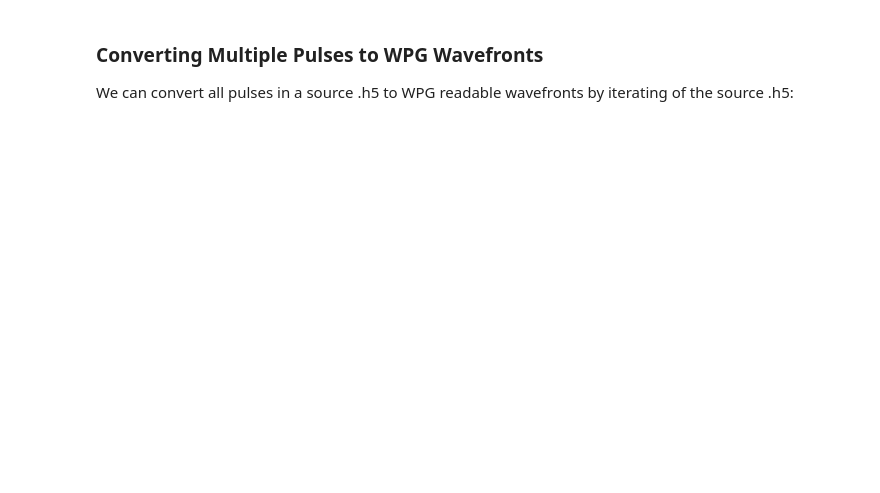
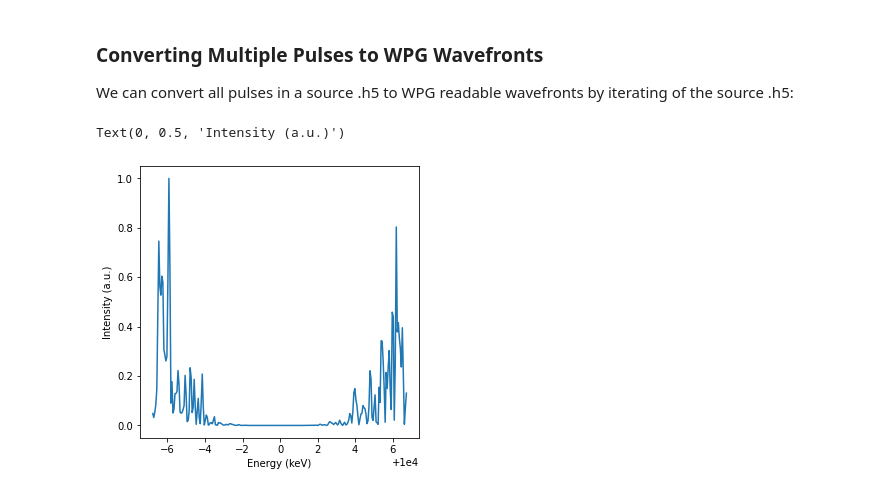
Before and after one commit to twguest/phenom, a Jupyter notebook: docs/source/notebooks/phenom_to_wpg.ipynb, the cells around one changed output. Drawn from its saved outputs; the diff is of its cells as text; code cells hidden in the pictures; blank space fills up the shorter version.

Commit message:
Working fix to SASE spectrum

```diff
--- a/docs/source/notebooks/phenom_to_wpg.ipynb
+++ b/docs/source/notebooks/phenom_to_wpg.ipynb
@@ -51,3 +51,18 @@ with h5.File(save_loc) as hf:
     for key in list(hf.keys()):
         wfr = wpg_converter(save_loc, key = key)
         wfr.store_hdf5("./wpg_sase_{}.h5".format(key))
+# %%
+import numpy as np
+from matplotlib import pyplot as plt
+from wpg.wpg_uti_wf import get_intensity_on_axis
+
+[E, spectrum] = get_intensity_on_axis(wfr).T
+
+fig, ax = plt.subplots(1,1,figsize = (5,5))
+
+ax.plot(E, spectrum)
+ax.set_xlabel("Energy (keV)")
+ax.set_ylabel("Intensity (a.u.)")
+# %% [output]
+Text(0, 0.5, 'Intensity (a.u.)')
+[figure, added]
```
Also changed, not shown: parts of 1 cell of this notebook, 5 other files.
